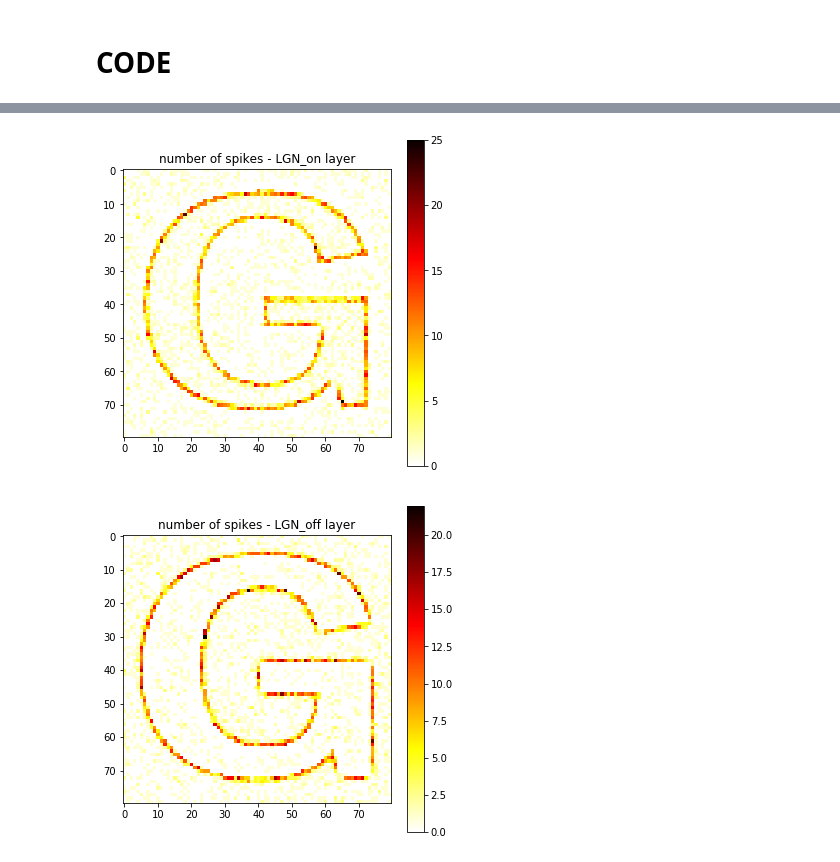
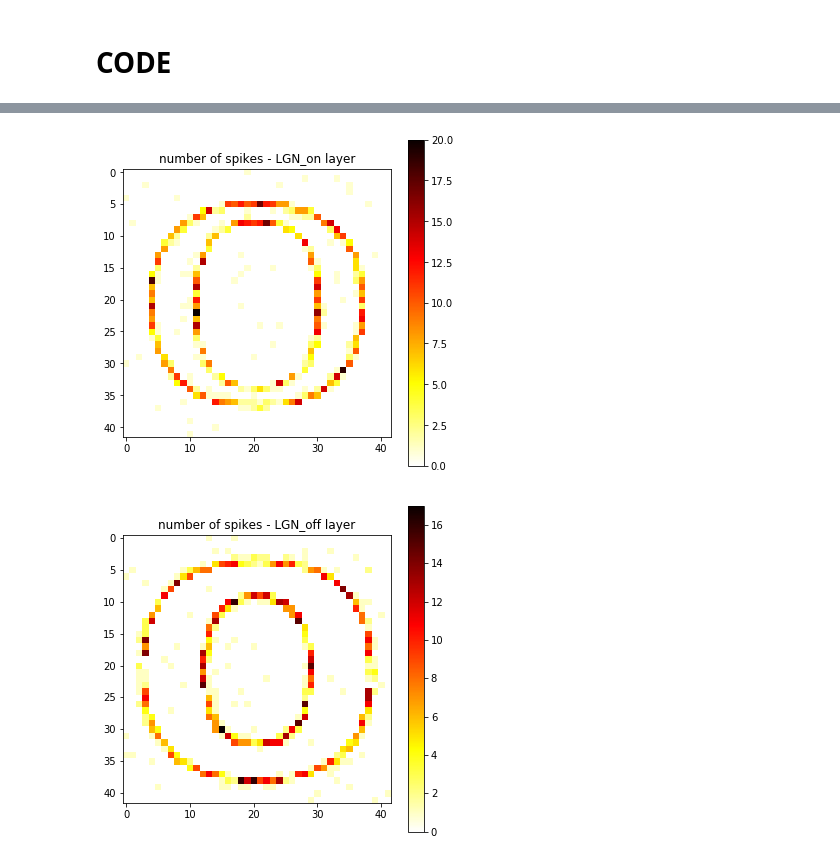
Before and after one commit to LSampath/v1-contour-integration, a Jupyter notebook: V1_core.ipynb, the cells around one changed output, grey strips where cells are left out. Drawn from its saved outputs; the diff is of its cells as text; code cells hidden in the pictures.

```diff
--- a/V1_core.ipynb
+++ b/V1_core.ipynb
@@ -76,20 +76,21 @@ def tune_stimuli(data):
 # %% [markdown]
 # CODE
 # %%
-stimuli_file = './pic_80_G.tif'
+stimuli_file = './pic_42_O.tif'
 weight_path = './initial_weights/'
 save_path = './saved_weights/'
 
 fig_num = 1
 
-length = 80
-field_size = 2                     # 2/3/4/5/6
+s_length = 42                # stimuli legnth
+f_size = 2                   # receptive field size
+n_length = (s_length//f_size)-1   # layer 4 length
 
-w_s = field_size*1                # simple cell width
-l_s = field_size*2                # simple_cell_length
+# f_width  = field_size * 1
+# f_length = field_size * 2
 
-n_LGN = length*length
-n_L4 = (length//(w_s*2))*(length//l_s)
+n_LGN = s_length * s_length
+n_L4 = n_length * n_length
 
 num_epochs = 12
 
@@ -446,0 +448,3 @@ fig_num += 1
+# %%
+plot_spike_counts('L4_FN_v', (n_length, n_length), fig_num)
+fig_num += 1
@@ -446,0 +453,3 @@ fig_num += 1
+# %%
+plot_spike_counts('L4_i_FN_v', (n_length, n_length), fig_num)
+fig_num += 1
@@ -447,13 +458,13 @@ fig_num += 1
 # %%
-plot_spike_counts('LGN_on', (length,length), fig_num)
+plot_spike_counts('LGN_on', (s_length, s_length), fig_num)
 fig_num += 1
 # %% [output]
-[figure, old version]
+[figure, new version]
 # %%
-plot_spike_counts('LGN_off', (length,length), fig_num)
+plot_spike_counts('LGN_off', (s_length, s_length), fig_num)
 fig_num += 1
 # %% [output]
-[figure, old version]
+[figure, new version]
 # %%
 # plot(state_monitors['L4_v'].t/ms, state_monitors['L4_v'].v[0], label='L4_v')
 # plot(state_monitors['L4_i_v'].t/ms, state_monitors['L4_i_v'].v[0], label='L4_i_v')
```
Also changed, not shown: parts of 7 cells of this notebook, 6 other files.
